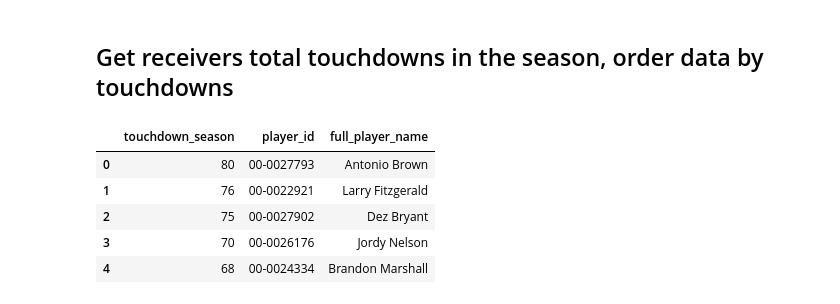
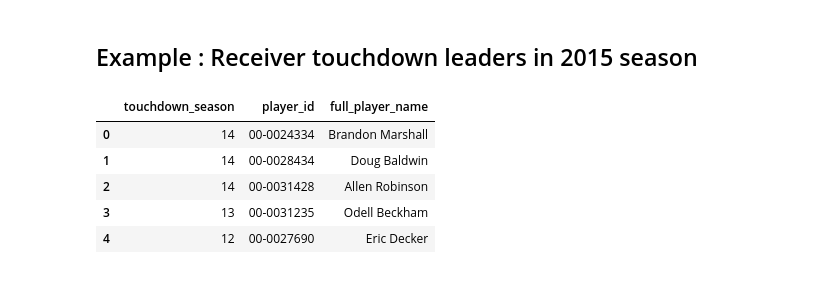
Before and after one commit to ryanlstevens/nflscrapR-data, a Jupyter notebook: analysis/example_sql.ipynb, the cells around one changed output. Cells and saved outputs as stored; diff of their text form; code cells hidden in the pictures.

```diff
--- a/analysis/example_sql.ipynb
+++ b/analysis/example_sql.ipynb
@@ -86,25 +90,26 @@ path_to_sql_db = os.path.join(path_dict['sql_data'],'analysis_data_v0.db')
 # Create connection + cursor
 sql_connect = sqlite3.connect(path_to_sql_db)
 cursor = sql_connect.cursor()
-# %% [markdown]
-## Get receivers total touchdowns in the season, order data by touchdowns
+# %% [markdown]
+## Example : Receiver touchdown leaders in 2015 season
 # %%
 query = '''SELECT sum(touchdown_total) touchdown_season,
                   player_id,
                   full_player_name
            FROM offenseNonQB
            WHERE position == 'WR'
+           AND season_year == 2015
            GROUP BY player_id, full_player_name
            ORDER BY touchdown_season DESC'''
 
 rec_touchdown = pd.read_sql(query
                             ,con=sql_connect)
 
 rec_touchdown.head()
 # %% [output]
 |  | touchdown_season | player_id | full_player_name |
-| 0 | 80 | 00-0027793 | Antonio Brown |
-| 1 | 76 | 00-0022921 | Larry Fitzgerald |
-| 2 | 75 | 00-0027902 | Dez Bryant |
-| 3 | 70 | 00-0026176 | Jordy Nelson |
-| 4 | 68 | 00-0024334 | Brandon Marshall |
+| 0 | 14 | 00-0024334 | Brandon Marshall |
+| 1 | 14 | 00-0028434 | Doug Baldwin |
+| 2 | 14 | 00-0031428 | Allen Robinson |
+| 3 | 13 | 00-0031235 | Odell Beckham |
+| 4 | 12 | 00-0027690 | Eric Decker |
```
Also changed, not shown: parts of 4 cells of this notebook, 4 other files.
